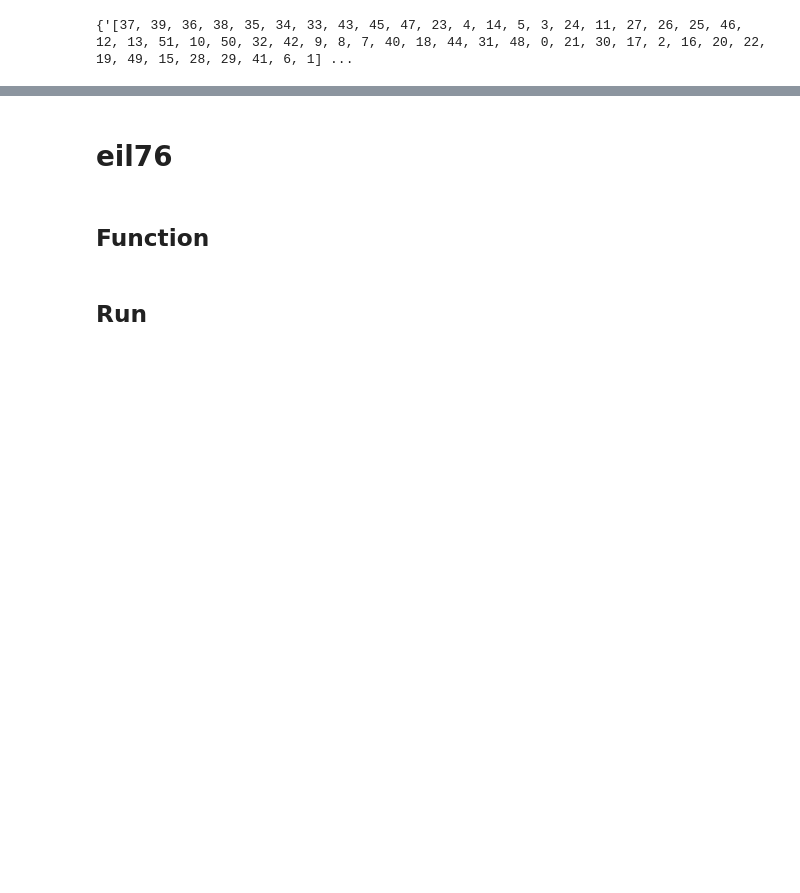
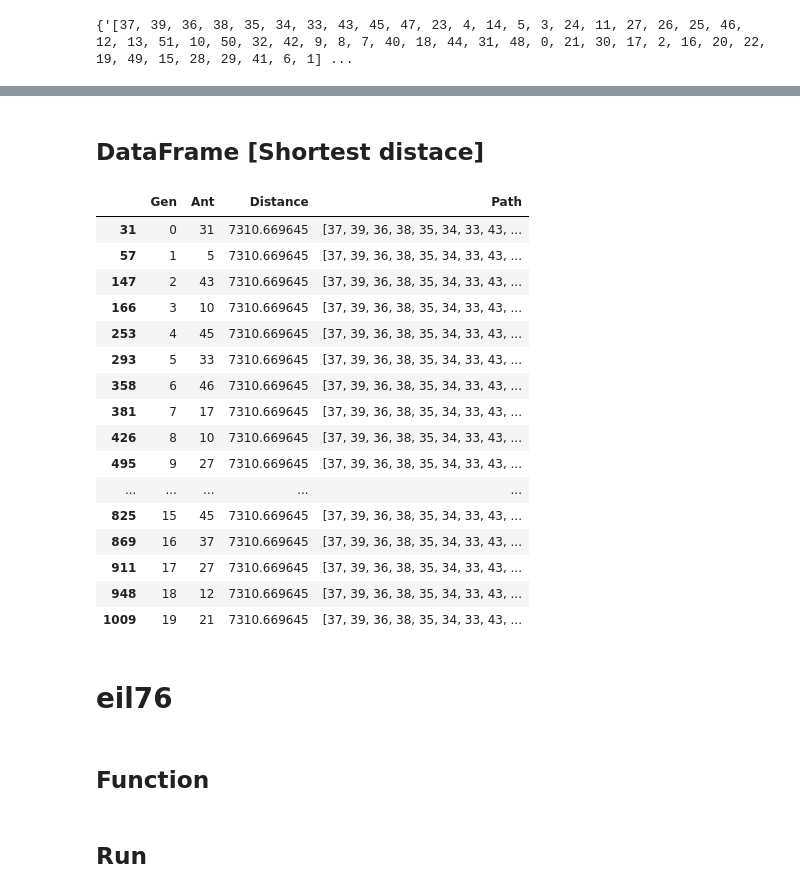
Before and after one commit to x-teerawat/senior-project, a Jupyter notebook: AS Algorithm V1.ipynb, the cells around one changed output, grey strips where cells are left out. Saved outputs shown, nothing was run; the diff lists cells and outputs as text; code cells hidden in the pictures; blank space fills up the shorter version.

```diff
--- a/AS Algorithm V1.ipynb
+++ b/AS Algorithm V1.ipynb
@@ -37,13 +38,8 @@ def get_cost_matrix():
 
 
 ### DataFrame
-def df(list_gen, list_ant, list_distance, list_path):
-    df = pd.DataFrame({'Gen' : list_gen, 'Ant' : list_ant,  'Distance' : list_distance, 'Path' : list_path})
-    # min_distance = df[df.Distance == df.Distance.min()].Path.values[0]
-    # for i in range(len(min_distance)):
-    #     if i != len(paths)-1:
-    #         t_new = ((1-p)*t0[min_distance[i]][min_distance[i+1]]) + (1/total_distance)
-    #         t0[paths[i]][paths[i+1]] = t_new
+def createDF(gen, ant, distance, paht):
+    df = pd.DataFrame({'Gen' : gen, 'Ant' : ant,  'Distance' : distance, 'Path' : paht})
     return df
 
 ### Reset values
@@ -505,0 +561,3 @@ list_shortest_distance_value_path
+# %%
+df_berlin52 = createDF(list_gens_for_df, list_ants_for_df, list_total_distance_for_df, list_paths_for_df)
+df_berlin52
@@ -506,3 +578,25 @@ list_shortest_distance_value_path
+# %% [markdown]
+## DataFrame [Shortest distace]
+# %%
+df_berlin52[df_berlin52.Distance == list_shortest_distance_value[-1]]
+# %% [output]
+|  | Gen | Ant | Distance | Path |
+| 31 | 0 | 31 | 7310.669645 | [37, 39, 36, 38, 35, 34, 33, 43, ... |
+| 57 | 1 | 5 | 7310.669645 | [37, 39, 36, 38, 35, 34, 33, 43, ... |
+| 147 | 2 | 43 | 7310.669645 | [37, 39, 36, 38, 35, 34, 33, 43, ... |
+| 166 | 3 | 10 | 7310.669645 | [37, 39, 36, 38, 35, 34, 33, 43, ... |
+| 253 | 4 | 45 | 7310.669645 | [37, 39, 36, 38, 35, 34, 33, 43, ... |
+| 293 | 5 | 33 | 7310.669645 | [37, 39, 36, 38, 35, 34, 33, 43, ... |
+| 358 | 6 | 46 | 7310.669645 | [37, 39, 36, 38, 35, 34, 33, 43, ... |
+| 381 | 7 | 17 | 7310.669645 | [37, 39, 36, 38, 35, 34, 33, 43, ... |
+| 426 | 8 | 10 | 7310.669645 | [37, 39, 36, 38, 35, 34, 33, 43, ... |
+| 495 | 9 | 27 | 7310.669645 | [37, 39, 36, 38, 35, 34, 33, 43, ... |
+| ... | ... | ... | ... | ... |
+| 825 | 15 | 45 | 7310.669645 | [37, 39, 36, 38, 35, 34, 33, 43, ... |
+| 869 | 16 | 37 | 7310.669645 | [37, 39, 36, 38, 35, 34, 33, 43, ... |
+| 911 | 17 | 27 | 7310.669645 | [37, 39, 36, 38, 35, 34, 33, 43, ... |
+| 948 | 18 | 12 | 7310.669645 | [37, 39, 36, 38, 35, 34, 33, 43, ... |
+| 1009 | 19 | 21 | 7310.669645 | [37, 39, 36, 38, 35, 34, 33, 43, ... |
 # %% [markdown]
 # eil76
 # %% [markdown]
```
Also changed, not shown: parts of 36 cells of this notebook, 4 other files.
